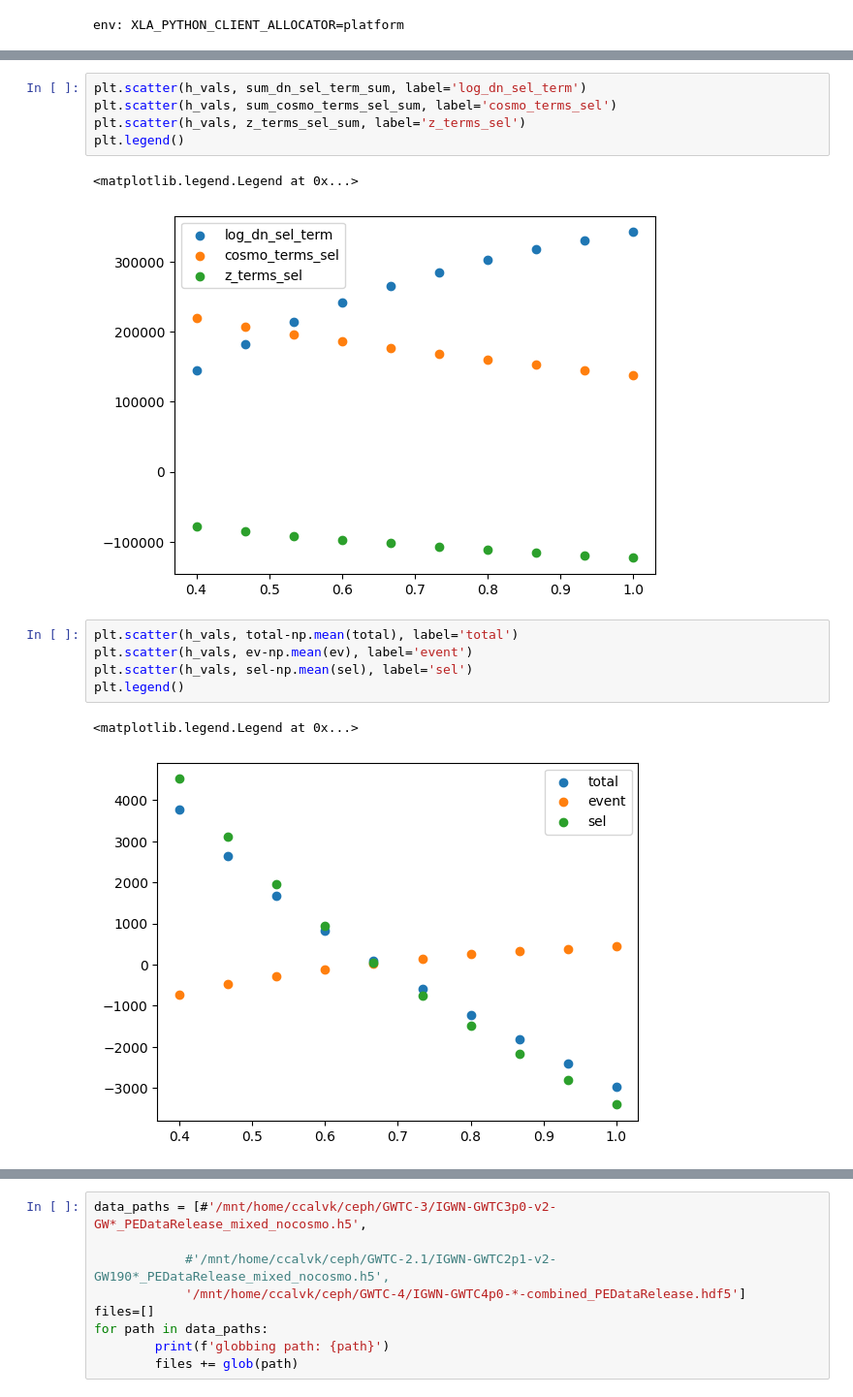
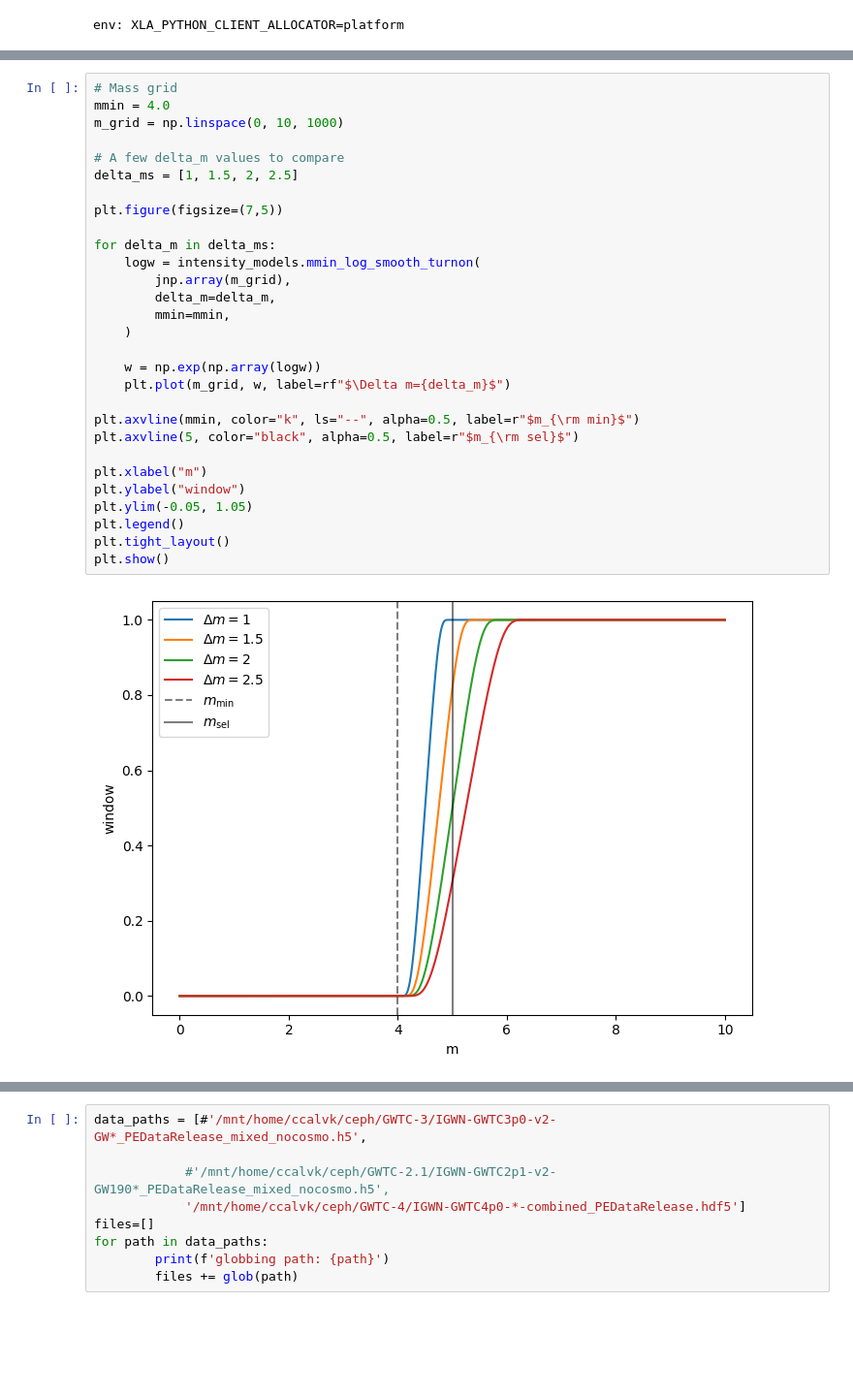
Before and after one commit to abby-moran/GW_pop_cosmo_inference, a Jupyter notebook: scripts/sandbox.ipynb, the cells around one changed output, grey strips where cells are left out. Shown at 97% size. Saved outputs shown, nothing was run; the diff lists cells and outputs as text; blank space fills up the shorter version.

Commit message:
Fixed some of the cosmology nonsense with a mass tapering function that I'm still tuning

```diff
--- a/scripts/sandbox.ipynb
+++ b/scripts/sandbox.ipynb
@@ -138,16 +47,31 @@ plt.legend()
-# %%
-plt.scatter(h_vals, sum_dn_sel_term_sum, label='log_dn_sel_term')
-plt.scatter(h_vals, sum_cosmo_terms_sel_sum, label='cosmo_terms_sel')
-plt.scatter(h_vals, z_terms_sel_sum, label='z_terms_sel')
-plt.legend()
-# %% [output]
-<matplotlib.legend.Legend at 0x...>
-[figure, removed]
-# %%
-plt.scatter(h_vals, total-np.mean(total), label='total')
-plt.scatter(h_vals, ev-np.mean(ev), label='event')
-plt.scatter(h_vals, sel-np.mean(sel), label='sel')
-plt.legend()
-# %% [output]
-<matplotlib.legend.Legend at 0x...>
-[figure, removed]
+# %%
+# Mass grid
+mmin = 4.0
+m_grid = np.linspace(0, 10, 1000)
+
+# A few delta_m values to compare
+delta_ms = [1, 1.5, 2, 2.5]
+
+plt.figure(figsize=(7,5))
+
+for delta_m in delta_ms:
+    logw = intensity_models.mmin_log_smooth_turnon(
+        jnp.array(m_grid),
+        delta_m=delta_m,
+        mmin=mmin,
+    )
+
+    w = np.exp(np.array(logw))
+    plt.plot(m_grid, w, label=rf"$\Delta m={delta_m}$")
+
+plt.axvline(mmin, color="k", ls="--", alpha=0.5, label=r"$m_{\rm min}$")
+plt.axvline(5, color="black", alpha=0.5, label=r"$m_{\rm sel}$")
+
+plt.xlabel("m")
+plt.ylabel("window")
+plt.ylim(-0.05, 1.05)
+plt.legend()
+plt.tight_layout()
+plt.show()
+# %% [output]
+[figure, added]
```
Also changed, not shown: parts of 25 cells of this notebook, 23 other files.
